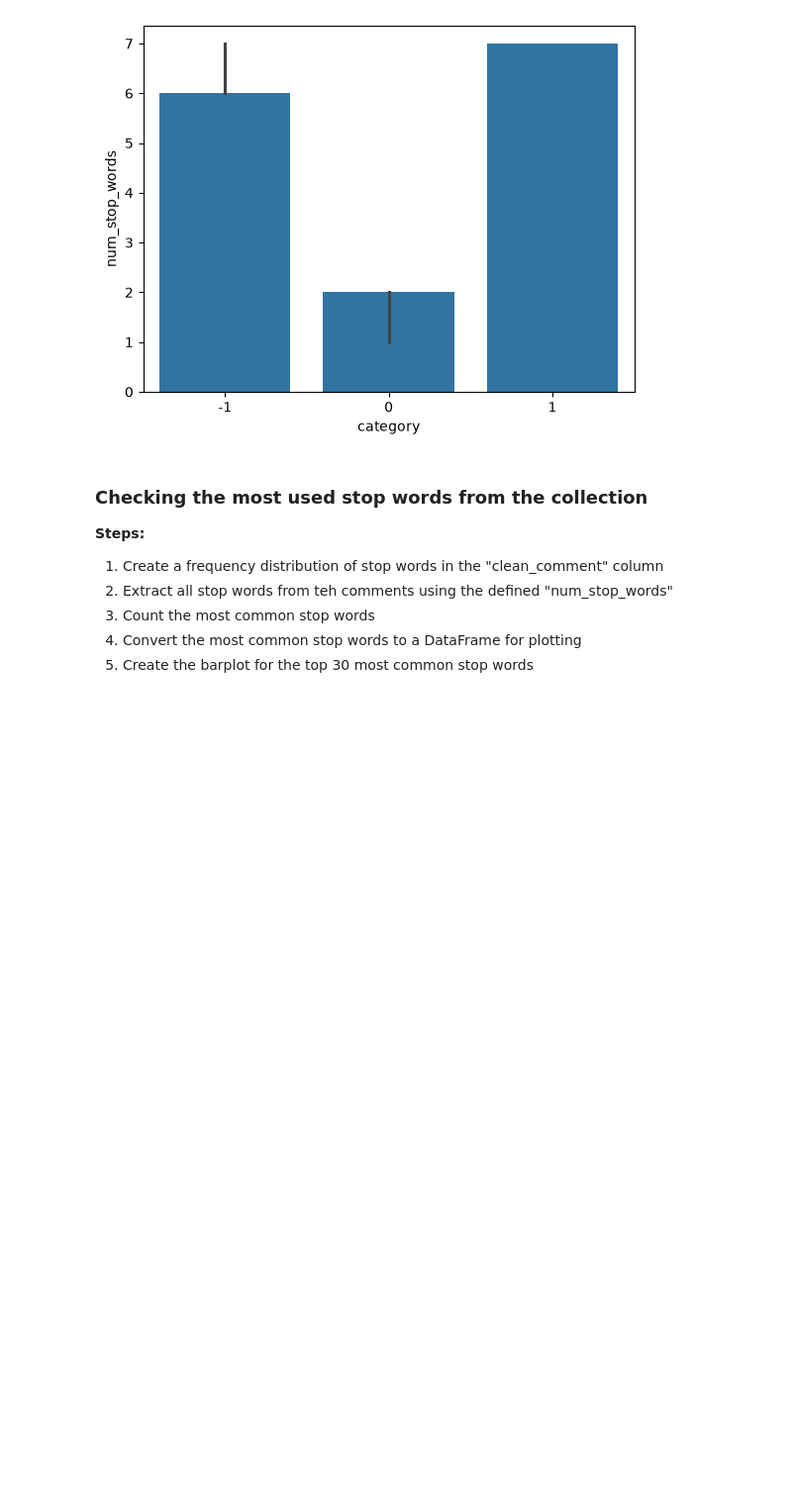
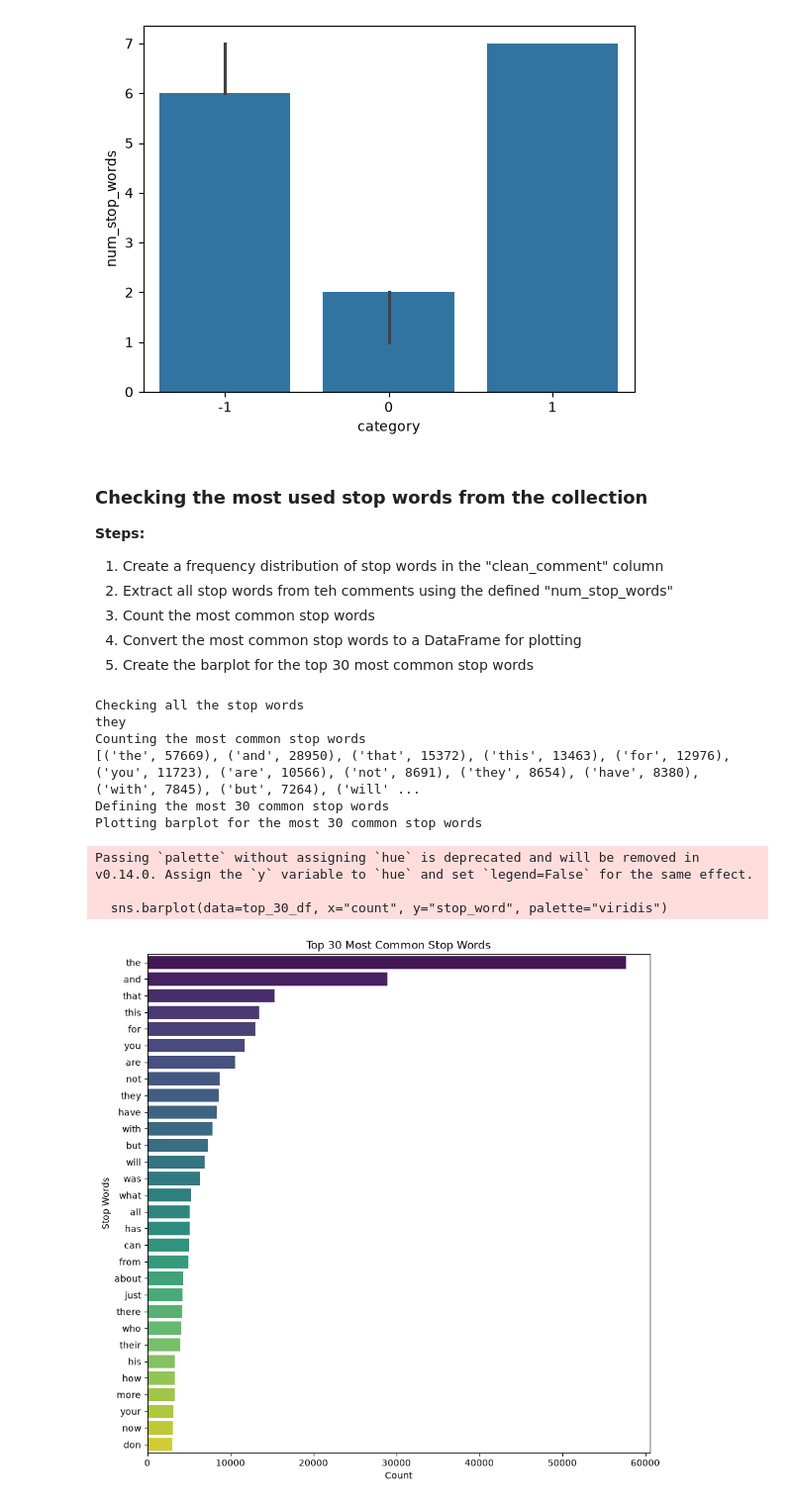
Before and after one commit to HerbertNtim/data-science-lab, a Jupyter notebook: jupyter_works/youtube-sentiment/notebooks/1_Preprocessing_&_EDA.ipynb, the cells around one changed output. Shown at 99% size. Saved outputs shown, nothing was run; the diff lists cells and outputs as text; code cells hidden in the pictures; blank space fills up the shorter version.

```diff
--- a/jupyter_works/youtube-sentiment/notebooks/1_Preprocessing_&_EDA.ipynb
+++ b/jupyter_works/youtube-sentiment/notebooks/1_Preprocessing_&_EDA.ipynb
@@ -448,12 +448,35 @@ sns.barplot(df, x='category', y='num_stop_words', estimator='median');
 # %%
 # Create a frequency distribution of stop words in the "clean_comment" column
 from collections import Counter
 
-# Extract all stop words from teh comments using the defined "num_stop_words"
-all_stop_words =
+# Extract all stop words from teh comments using the defined "num_stop_words" Here a nested list comprehension was used
+# print("Checking all the stop words")
+all_stop_words = [word for comment in df["clean_comment"] for word in comment.split() if word in stop_words]
+# print(all_stop_words[5])
 
 # Count the most common stop words
+# print("Counting the most common stop words")
+most_common_stop_words = Counter(all_stop_words).most_common(30)
+# print(most_common_stop_words)
 
 # Convert the most common stop words to a DataFrame for plotting
+top_30_df = pd.DataFrame(most_common_stop_words, columns=["stop_word", "count"])
 
-#Create the barplot for the top 30 most common stop words
+# Create the barplot for the top 30 most common stop words
+plt.figure(figsize=(10, 10))
+sns.barplot(data=top_30_df, x="count", y="stop_word", hue="stop_word", palette="viridis", lege )
+plt.title("Top 30 Most Common Stop Words")
+plt.xlabel("Count")
+plt.ylabel("Stop Words")
+plt.show()
+# %% [output]
+Checking all the stop words
+they
+Counting the most common stop words
+[('the', 57669), ('and', 28950), ('that', 15372), ('this', 13463), ('for', 12976), ('you', 11723), ('are', 10566), ('not', 8691), ('they', 8654), ('have', 8380), ('with', 7845), ('but', 7264), ('will' ...
+Defining the most 30 common stop words
+Plotting barplot for the most 30 common stop words
+Passing `palette` without assigning `hue` is deprecated and will be removed in v0.14.0. Assign the `y` variable to `hue` and set `legend=False` for the same effect.
+
+  sns.barplot(data=top_30_df, x="count", y="stop_word", palette="viridis")
+[figure, added]
```
